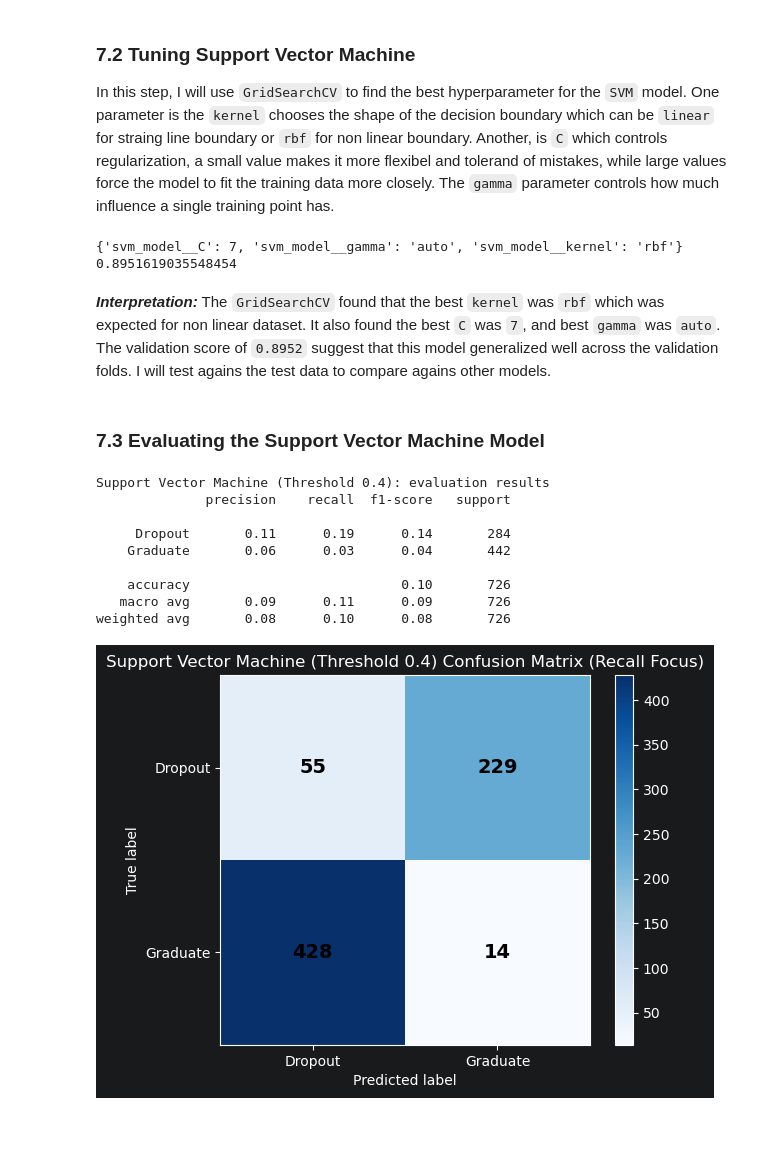
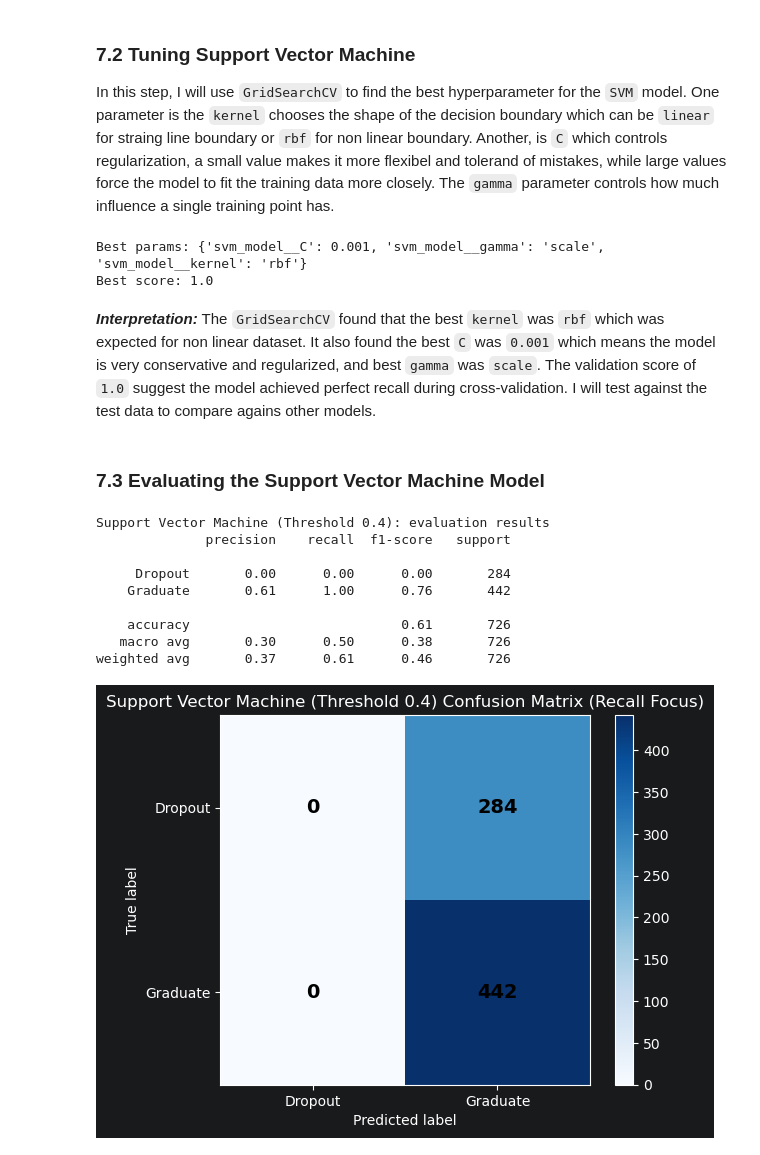
Before and after one commit to weslylaboy/student-outcome-predictor, a Jupyter notebook: notebooks/03_classification_model.ipynb, the cells around one changed output. Cells and saved outputs as stored; diff of their text form; code cells hidden in the pictures; blank space fills up the shorter version.

```diff
--- a/notebooks/03_classification_model.ipynb
+++ b/notebooks/03_classification_model.ipynb
@@ -708,7 +791,7 @@ Next, I will evaluate the model using the test data.
 # %% [markdown]
 ### 6.3 Evaluating Tuned K-Nearest Neightbors
 # %%
-y_pred_knn = predict_with_threshold(grid_search_knn, X_test, y_test, threshold=0.4, model_name='K-Nearest Neighbors (Tuned)')
+y_pred_knn = predict_with_threshold(best_knn_model, X_test, y_test, threshold=0.4, model_name='K-Nearest Neighbors (Tuned)')
 # %% [output]
 K-Nearest Neighbors (Tuned) (Threshold 0.4): evaluation results
               precision    recall  f1-score   support
@@ -739,0 +870,2 @@ I will test a different classifier. Next, I will work with Support Vector Machin
+# %%
+y_pred_knn = predict_with_threshold(best_knn_model, X_test, y_test, threshold=0.4, model_name='K-Nearest Neighbors (SMOTE)')
@@ -739,0 +885,5 @@ I will test a different classifier. Next, I will work with Support Vector Machin
+# %%
+results_models_metrics.append(get_model_metrics(y_test, y_pred_knn, 'K-Nearest Neighbors (SMOTE)'))
+
+temp_results = pd.DataFrame(results_models_metrics).set_index('Model')
+temp_results
@@ -787,39 +950,42 @@ grid_svm = GridSearchCV(
     svm_pipeline,
     param_grid=param_grid,
     cv=5,
-    scoring='f1_macro',
+    scoring='recall',
     n_jobs=-1
 )
 
 grid_svm.fit(X_train, y_train)
 
-print(grid_svm.best_params_)
-print(grid_svm.best_score_)
+print(f'Best params: {grid_svm.best_params_}')
+print(f'Best score: {grid_svm.best_score_}')
+
+# Get best model
+best_svm_model = grid_svm.best_estimator_
 # %% [output]
-{'svm_model__C': 7, 'svm_model__gamma': 'auto', 'svm_model__kernel': 'rbf'}
-0.8951619035548454
+Best params: {'svm_model__C': 0.001, 'svm_model__gamma': 'scale', 'svm_model__kernel': 'rbf'}
+Best score: 1.0
 # %% [markdown]
-***Interpretation:*** The `GridSearchCV` found that the best `kernel` was `rbf` which was expected for non linear dataset. It also found the best `C` was `7`, and best `gamma` was `auto`. The validation score of `0.8952` suggest that this model generalized well across the validation folds. I will test agains the test data to compare agains other models.
+***Interpretation:*** The `GridSearchCV` found that the best `kernel` was `rbf` which was expected for non linear dataset. It also found the best `C` was `0.001` which means the model is very conservative and regularized, and best `gamma` was `scale`. The validation score of `1.0` suggest the model achieved perfect recall during cross-validation. I will test against the test data to compare agains other models.
 # %% [markdown]
 ### 7.3 Evaluating the Support Vector Machine Model
 # %%
-y_pred_svm = predict_with_threshold(grid_svm, X_test, y_test, threshold=0.4, model_name='Support Vector Machine')
+y_pred_svm = predict_with_threshold(best_svm_model, X_test, y_test, threshold=0.4, model_name='Support Vector Machine')
 
 results_models_metrics.append(get_model_metrics(y_test, y_pred_svm, 'Support Vector Machine (Tuned)'))
 
 temp_results = pd.DataFrame(results_models_metrics).set_index('Model')
 temp_results
 # %% [output]
 Support Vector Machine (Threshold 0.4): evaluation results
               precision    recall  f1-score   support
 
-     Dropout       0.11      0.19      0.14       284
-    Graduate       0.06      0.03      0.04       442
+     Dropout       0.00      0.00      0.00       284
+    Graduate       0.61      1.00      0.76       442
 
-    accuracy                           0.10       726
-   macro avg       0.09      0.11      0.09       726
-weighted avg       0.08      0.10      0.08       726
+    accuracy                           0.61       726
+   macro avg       0.30      0.50      0.38       726
+weighted avg       0.37      0.61      0.46       726
-[figure, old version]
+[figure, new version]
 |  | Accuracy | Precision (Dropout) | Recall (Dropout) | F1-Score (Dropout) | Precision (Graduate) | ... |
 | Model |  |  |  |  |  | ... |
 | Logistic Regression | 0.8650 | 0.8059 | 0.8627 | 0.8333 | 0.9076 | ... |
```
Also changed, not shown: parts of 49 cells of this notebook, 1 other file.
